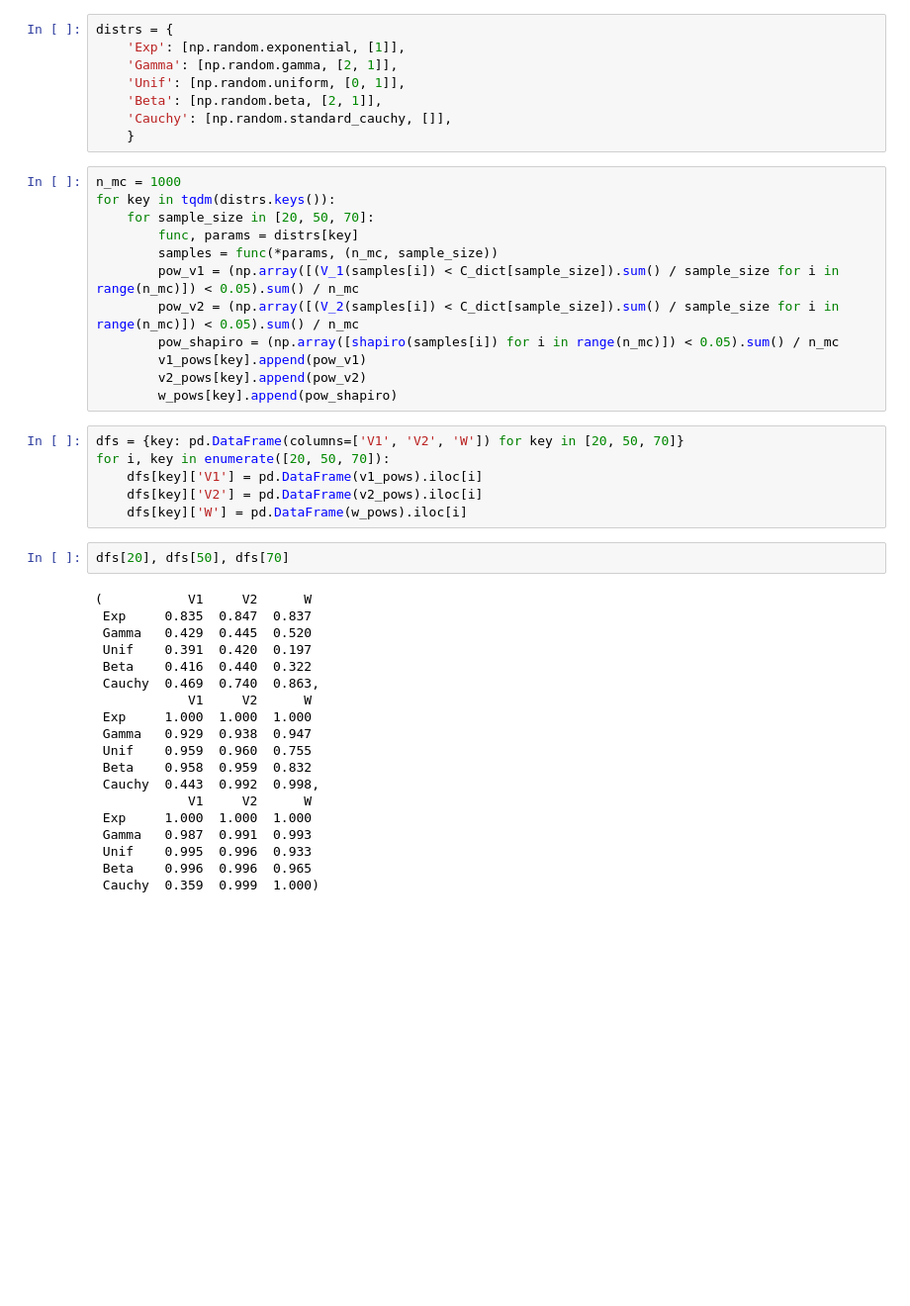
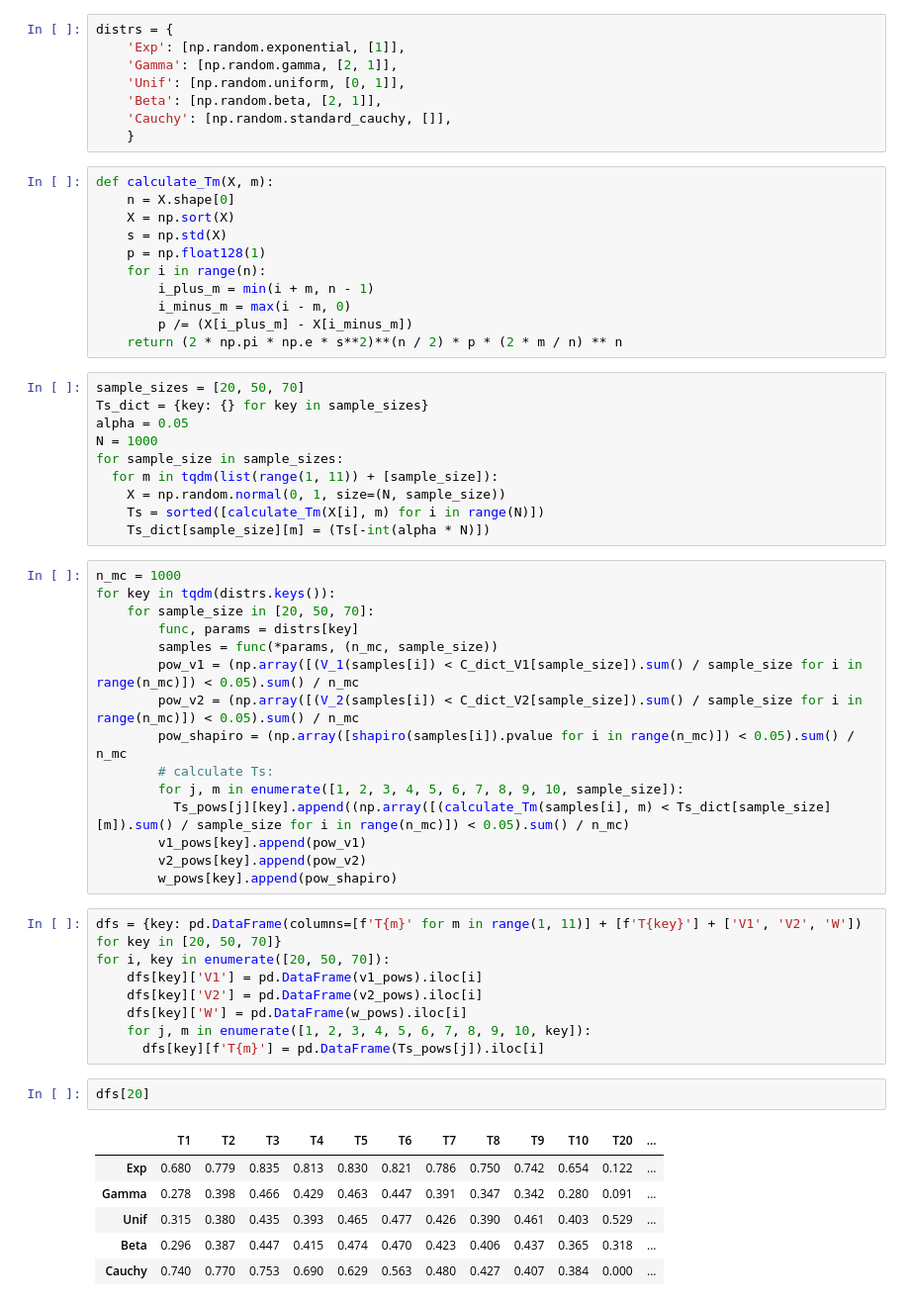
Before and after one commit to arina-chumachenko/Applied_Statistics_Project, a Jupyter notebook: stats_project.ipynb, the cells around one changed output. Shown: that part at 99% size. Cells and saved outputs as stored; diff of their text form; blank space fills up the shorter version.

```diff
--- a/stats_project.ipynb
+++ b/stats_project.ipynb
@@ -178,42 +177,56 @@ distrs = {
     'Beta': [np.random.beta, [2, 1]],
     'Cauchy': [np.random.standard_cauchy, []],
     }
+# %%
+def calculate_Tm(X, m):
+    n = X.shape[0]
+    X = np.sort(X)
+    s = np.std(X)
+    p = np.float128(1)
+    for i in range(n):
+        i_plus_m = min(i + m, n - 1)
+        i_minus_m = max(i - m, 0)
+        p /= (X[i_plus_m] - X[i_minus_m])
+    return (2 * np.pi * np.e * s**2)**(n / 2) * p * (2 * m / n) ** n
+# %%
+sample_sizes = [20, 50, 70]
+Ts_dict = {key: {} for key in sample_sizes}
+alpha = 0.05
+N = 1000
+for sample_size in sample_sizes:
+  for m in tqdm(list(range(1, 11)) + [sample_size]):
+    X = np.random.normal(0, 1, size=(N, sample_size))
+    Ts = sorted([calculate_Tm(X[i], m) for i in range(N)])
+    Ts_dict[sample_size][m] = (Ts[-int(alpha * N)])
 # %%
 n_mc = 1000
 for key in tqdm(distrs.keys()):
     for sample_size in [20, 50, 70]:
         func, params = distrs[key]
         samples = func(*params, (n_mc, sample_size))
-        pow_v1 = (np.array([(V_1(samples[i]) < C_dict[sample_size]).sum() / sample_size for i in range(n_mc)]) < 0.05).sum() / n_mc
-        pow_v2 = (np.array([(V_2(samples[i]) < C_dict[sample_size]).sum() / sample_size for i in range(n_mc)]) < 0.05).sum() / n_mc
-        pow_shapiro = (np.array([shapiro(samples[i]) for i in range(n_mc)]) < 0.05).sum() / n_mc
+        pow_v1 = (np.array([(V_1(samples[i]) < C_dict_V1[sample_size]).sum() / sample_size for i in range(n_mc)]) < 0.05).sum() / n_mc
+        pow_v2 = (np.array([(V_2(samples[i]) < C_dict_V2[sample_size]).sum() / sample_size for i in range(n_mc)]) < 0.05).sum() / n_mc
+        pow_shapiro = (np.array([shapiro(samples[i]).pvalue for i in range(n_mc)]) < 0.05).sum() / n_mc
+        # calculate Ts:
+        for j, m in enumerate([1, 2, 3, 4, 5, 6, 7, 8, 9, 10, sample_size]):
+          Ts_pows[j][key].append((np.array([(calculate_Tm(samples[i], m) < Ts_dict[sample_size][m]).sum() / sample_size for i in range(n_mc)]) < 0.05).sum() / n_mc)
         v1_pows[key].append(pow_v1)
         v2_pows[key].append(pow_v2)
         w_pows[key].append(pow_shapiro)
 # %%
-dfs = {key: pd.DataFrame(columns=['V1', 'V2', 'W']) for key in [20, 50, 70]}
+dfs = {key: pd.DataFrame(columns=[f'T{m}' for m in range(1, 11)] + [f'T{key}'] + ['V1', 'V2', 'W']) for key in [20, 50, 70]}
 for i, key in enumerate([20, 50, 70]):
     dfs[key]['V1'] = pd.DataFrame(v1_pows).iloc[i]
     dfs[key]['V2'] = pd.DataFrame(v2_pows).iloc[i]
     dfs[key]['W'] = pd.DataFrame(w_pows).iloc[i]
+    for j, m in enumerate([1, 2, 3, 4, 5, 6, 7, 8, 9, 10, key]):
+      dfs[key][f'T{m}'] = pd.DataFrame(Ts_pows[j]).iloc[i]
 # %%
-dfs[20], dfs[50], dfs[70]
+dfs[20]
 # %% [output]
-(           V1     V2      W
- Exp     0.835  0.847  0.837
- Gamma   0.429  0.445  0.520
- Unif    0.391  0.420  0.197
- Beta    0.416  0.440  0.322
- Cauchy  0.469  0.740  0.863,
-            V1     V2      W
- Exp     1.000  1.000  1.000
- Gamma   0.929  0.938  0.947
- Unif    0.959  0.960  0.755
- Beta    0.958  0.959  0.832
- Cauchy  0.443  0.992  0.998,
-            V1     V2      W
- Exp     1.000  1.000  1.000
- Gamma   0.987  0.991  0.993
- Unif    0.995  0.996  0.933
- Beta    0.996  0.996  0.965
- Cauchy  0.359  0.999  1.000)
+|  | T1 | T2 | T3 | T4 | T5 | T6 | T7 | T8 | T9 | T10 | T20 | ... |
+| Exp | 0.680 | 0.779 | 0.835 | 0.813 | 0.830 | 0.821 | 0.786 | 0.750 | 0.742 | 0.654 | 0.122 | ... |
+| Gamma | 0.278 | 0.398 | 0.466 | 0.429 | 0.463 | 0.447 | 0.391 | 0.347 | 0.342 | 0.280 | 0.091 | ... |
+| Unif | 0.315 | 0.380 | 0.435 | 0.393 | 0.465 | 0.477 | 0.426 | 0.390 | 0.461 | 0.403 | 0.529 | ... |
+| Beta | 0.296 | 0.387 | 0.447 | 0.415 | 0.474 | 0.470 | 0.423 | 0.406 | 0.437 | 0.365 | 0.318 | ... |
+| Cauchy | 0.740 | 0.770 | 0.753 | 0.690 | 0.629 | 0.563 | 0.480 | 0.427 | 0.407 | 0.384 | 0.000 | ... |
```
Also changed, not shown: parts of 9 cells of this notebook.
